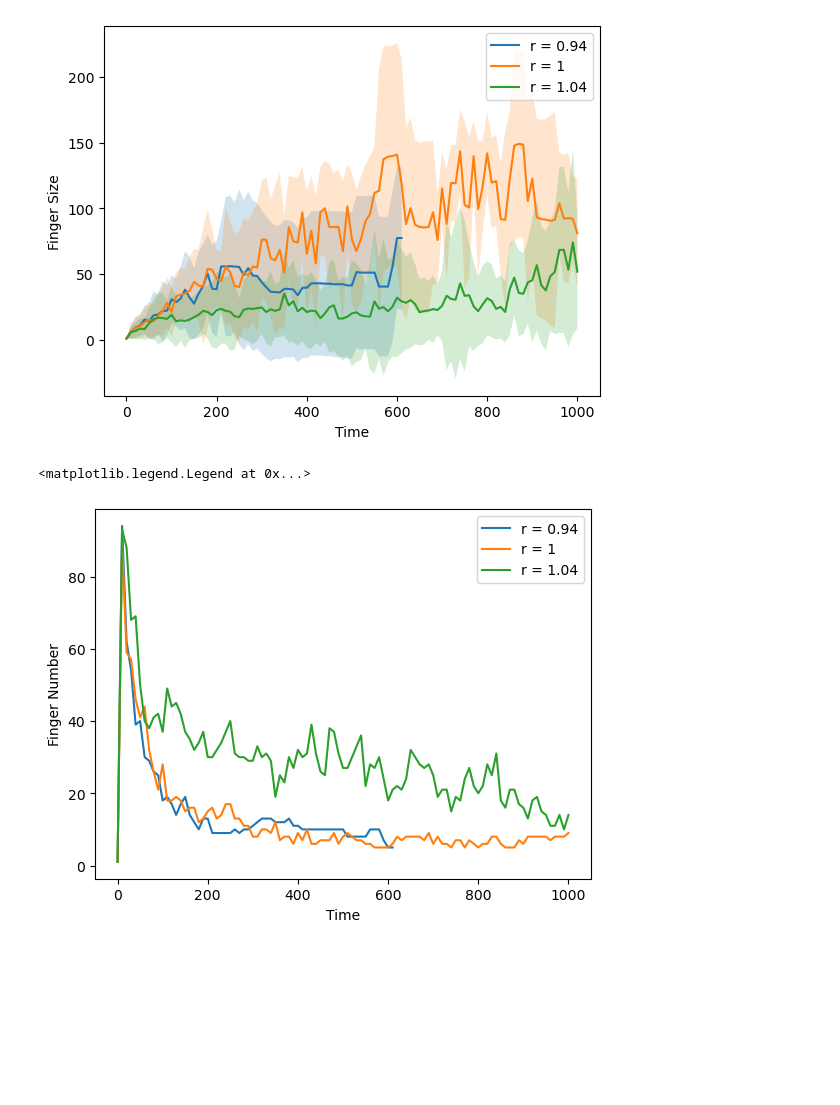
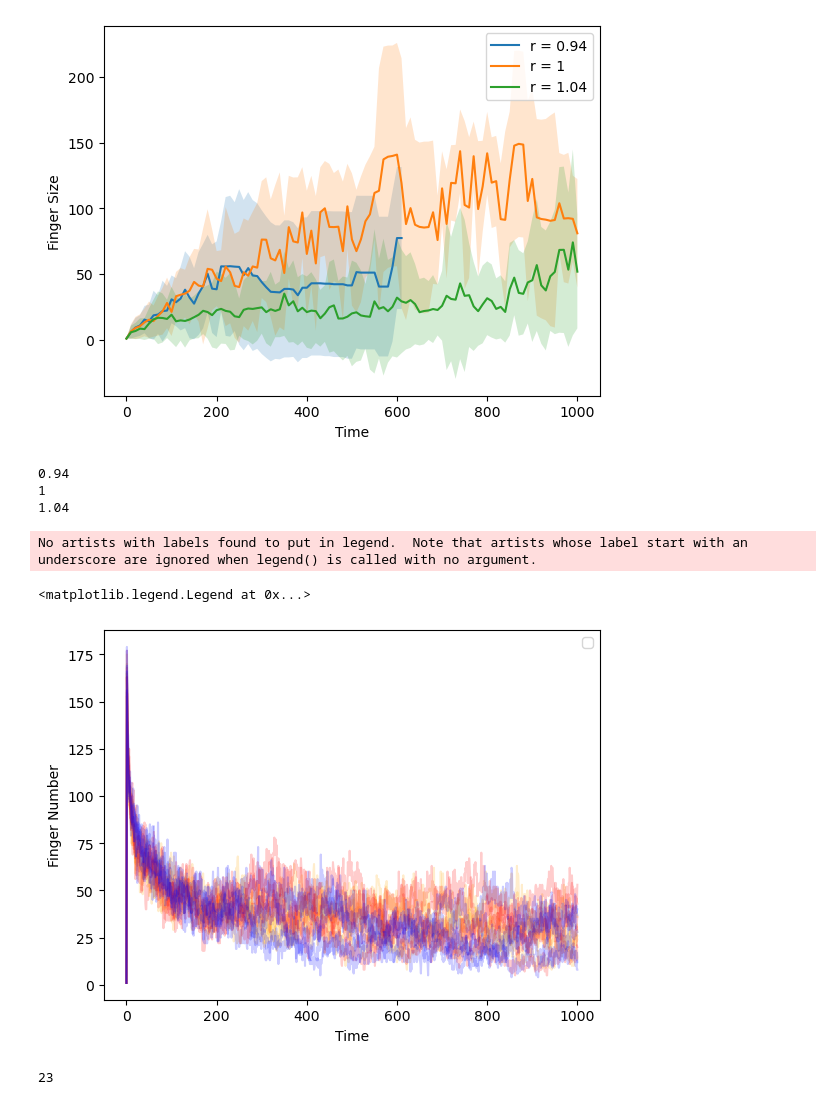
Before and after one commit to zhizhang1445/Project5, a Jupyter notebook: Zhi/scrapNotebook.ipynb, the cells around one changed output. Cells and saved outputs as stored; diff of their text form; code cells hidden in the pictures; blank space fills up the shorter version.

```diff
--- a/Zhi/scrapNotebook.ipynb
+++ b/Zhi/scrapNotebook.ipynb
@@ -107,7 +152,7 @@ plt.show()
 # %%
 params = {
     "height":             10000,
-    "dom":                 1000,
+    "dom":                  500,
     "ndim":                   1,
     "t_max":               1000,
     "r_0":                    1,
@@ -194,19 +239,25 @@ plt.legend()
 # %% [output]
 <matplotlib.legend.Legend at 0x...>
 [figure]
-# %%
-plt.plot(times0, std_num_time0, label=label0)
-# plt.fill_between(times0, y_low0, y_high0, alpha=0.2)
-
-plt.plot(times1, std_num_time1, label=label1)
-# plt.fill_between(times1, y_low1, y_high1, alpha=0.2)
-
-plt.plot(times2, mean_num_time2, label=label2)
-# plt.fill_between(times2, y_low2, y_high2, alpha=0.2)
-
-plt.xlabel("Time")
-plt.ylabel("Finger Number")
-plt.legend()
-# %% [output]
-<matplotlib.legend.Legend at 0x...>
-[figure, removed]
+# %%
+num_repeats = 5
+
+for r0, color in zip([0.94,1, 1.04], ["orange","red", "blue"]):
+    params["r0"] = r0
+    print(r0)
+
+    for _ in range(num_repeats):
+        times, mean_sizes_time, low_high, mean_num_time = main_Finger(params)
+        y_low, y_high = low_high
+        plt.plot(times, mean_num_time, color = color, alpha = 0.2)
+
+plt.xlabel("Time")
+plt.ylabel("Finger Number")
+plt.legend()
+# %% [output]
+0.94
+1
+1.04
+No artists with labels found to put in legend.  Note that artists whose label start with an underscore are ignored when legend() is called with no argument.
+<matplotlib.legend.Legend at 0x...>
+[figure, added]
@@ -212,0 +310,4 @@ plt.legend()
+# %%
+len(max_heights_mean)
+# %% [output]
+23
```
Also changed, not shown: parts of 6 cells of this notebook, 3 other files.
